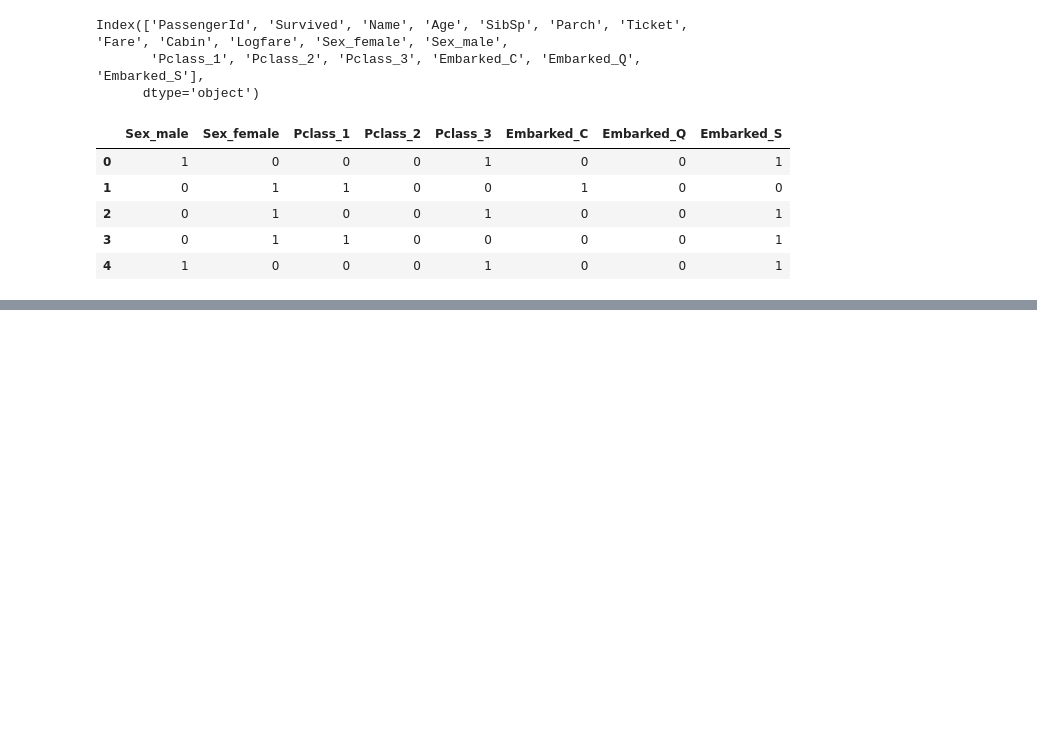
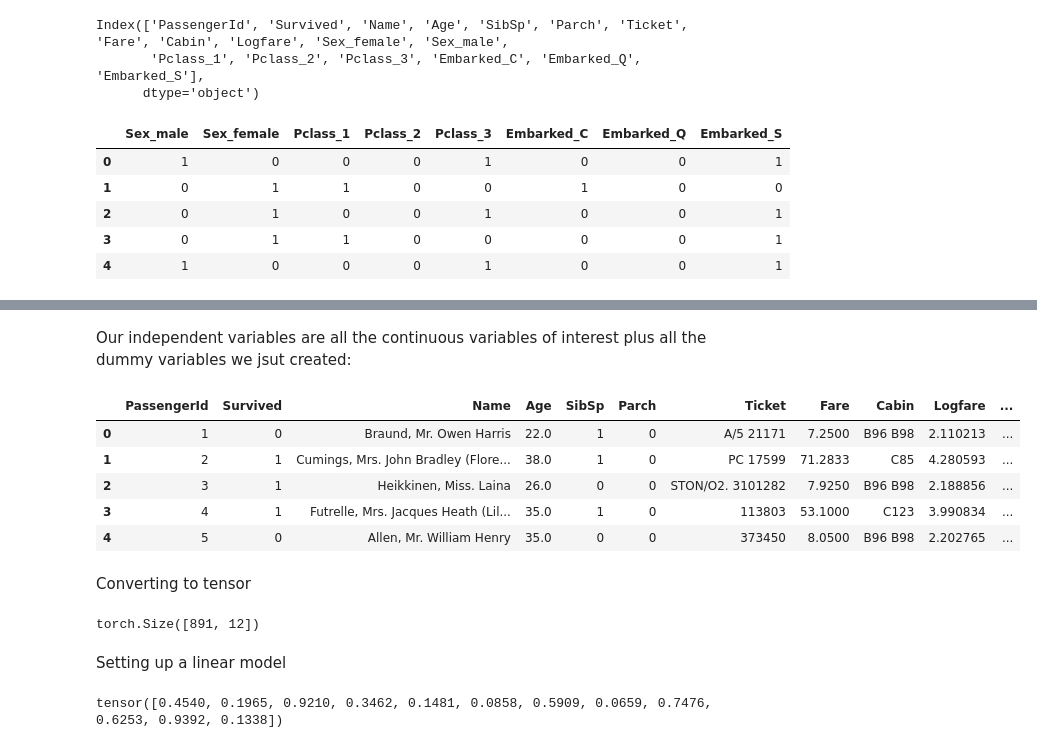
Before and after one commit to ARKA1112/FastAI_self, a Jupyter notebook: 05_course_1.ipynb, the cells around one changed output, grey strips where cells are left out. Cells and saved outputs as stored; diff of their text form; code cells hidden in the pictures; blank space fills up the shorter version.

```diff
--- a/05_course_1.ipynb
+++ b/05_course_1.ipynb
@@ -169,0 +199,11 @@ t_dep
+# %% [markdown]
+Our independent variables are all the continuous variables of interest plus all the dummy variables we jsut created:
+# %%
+df.head()
+# %% [output]
+|  | PassengerId | Survived | Name | Age | SibSp | Parch | Ticket | Fare | Cabin | Logfare | ... |
+| 0 | 1 | 0 | Braund, Mr. Owen Harris | 22.0 | 1 | 0 | A/5 21171 | 7.2500 | B96 B98 | 2.110213 | ... |
+| 1 | 2 | 1 | Cumings, Mrs. John Bradley (Flore... | 38.0 | 1 | 0 | PC 17599 | 71.2833 | C85 | 4.280593 | ... |
+| 2 | 3 | 1 | Heikkinen, Miss. Laina | 26.0 | 0 | 0 | STON/O2. 3101282 | 7.9250 | B96 B98 | 2.188856 | ... |
+| 3 | 4 | 1 | Futrelle, Mrs. Jacques Heath (Lil... | 35.0 | 1 | 0 | 113803 | 53.1000 | C123 | 3.990834 | ... |
+| 4 | 5 | 0 | Allen, Mr. William Henry | 35.0 | 0 | 0 | 373450 | 8.0500 | B96 B98 | 2.202765 | ... |
@@ -169,0 +212,18 @@ t_dep
+# %% [markdown]
+Converting to tensor
+# %%
+indep_cols = ['Age','SibSp','Parch','LogFare'] + added_cols
+deps = torch.tensor(df.Survived).to(torch.float32)
+t_indep = tensor(df[indep_cols].values, dtype=torch.float)
+t_indep.shape
+# %% [output]
+torch.Size([891, 12])
+# %% [markdown]
+Setting up a linear model
+# %%
+torch.manual_seed(43)
+n_coeff = t_indep.shape[1]
+coeffs = torch.rand(n_coeff)
+coeffs
+# %% [output]
+tensor([0.4540, 0.1965, 0.9210, 0.3462, 0.1481, 0.0858, 0.5909, 0.0659, 0.7476, 0.6253, 0.9392, 0.1338])
```
Also changed, not shown: parts of 22 cells of this notebook.
